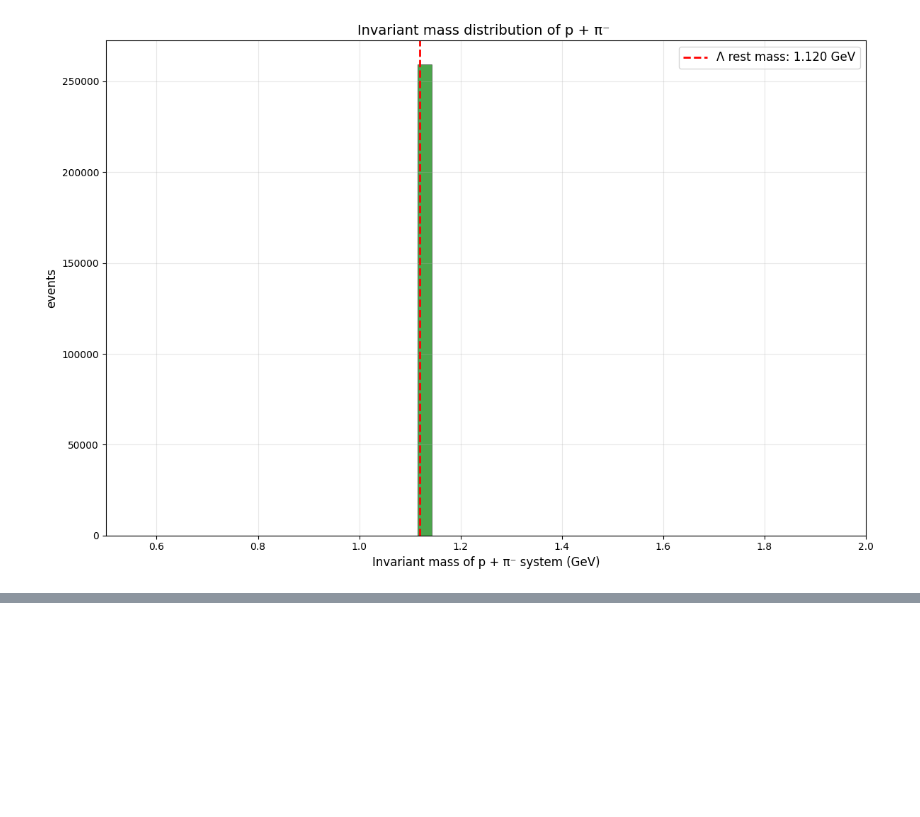
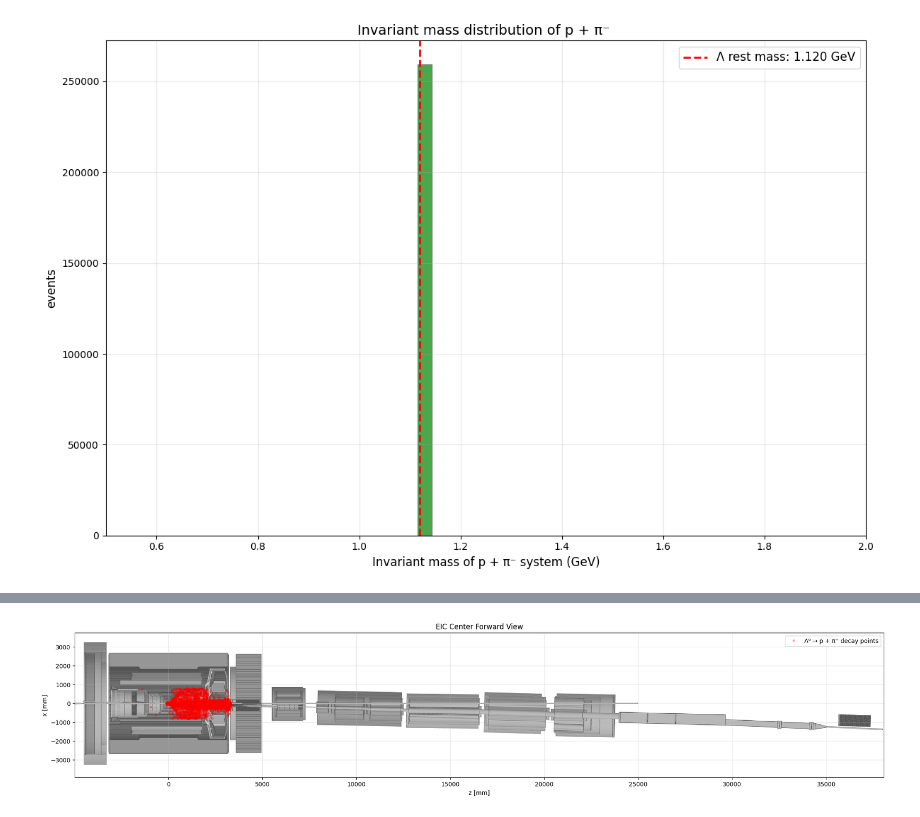
Before and after one commit to Allseeing1620/acceptance-analysis, a Jupyter notebook: аnalysis-effective-mass-lambda.ipynb, the cells around one changed output, grey strips where cells are left out. Drawn from its saved outputs; the diff is of its cells as text; code cells hidden in the pictures; blank space fills up the shorter version.

```diff
--- a/аnalysis-effective-mass-lambda.ipynb
+++ b/аnalysis-effective-mass-lambda.ipynb
@@ -107,3 +107,6 @@ plt.tight_layout()
 plt.show()
 # %% [output]
 [figure]
+# %%
+df_p_pi_minis = p_pi_minus_decays.copy()
+df_p_pi_minis
@@ -109,0 +127,4 @@ plt.show()
+# %%
+df_p_pi_minis['is_lam_primary'] = np.where(df_p_pi_minis['lambda_E'] > 20, True,
+                                          np.where(df_p_pi_minis['lambda_E'] < 15, False, np.nan))
+df_p_pi_minis
@@ -109,0 +145,21 @@ plt.show()
+# %%
+df_p_pi_minis
+
+fig, ax = create_plot_with_background(bck_image="eic_center_forward_bw.png")
+
+x_axis = df_p_pi_minis['lam_epz']
+y_axis = df_p_pi_minis['lam_epx']
+
+ax.plot(x_axis, y_axis, marker="o", linestyle="none", alpha=0.3,
+        color='red', markersize=3, label='Λ⁰ → p + π⁻ decay points')
+
+ax.set_xlabel("z [mm]")
+ax.set_ylabel("x [mm]")
+ax.set_aspect("equal", adjustable="box")
+ax.grid(True, alpha=0.3)
+ax.legend()
+
+plt.tight_layout()
+plt.show()
+# %% [output]
+[figure, added]
```
Also changed, not shown: parts of 17 cells of this notebook.
